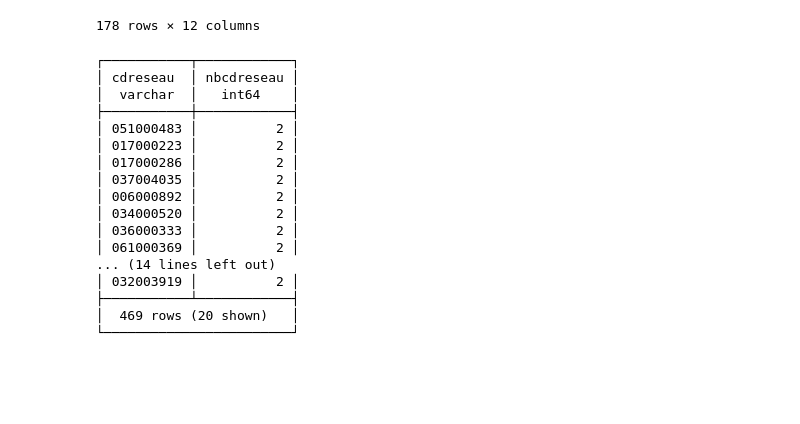
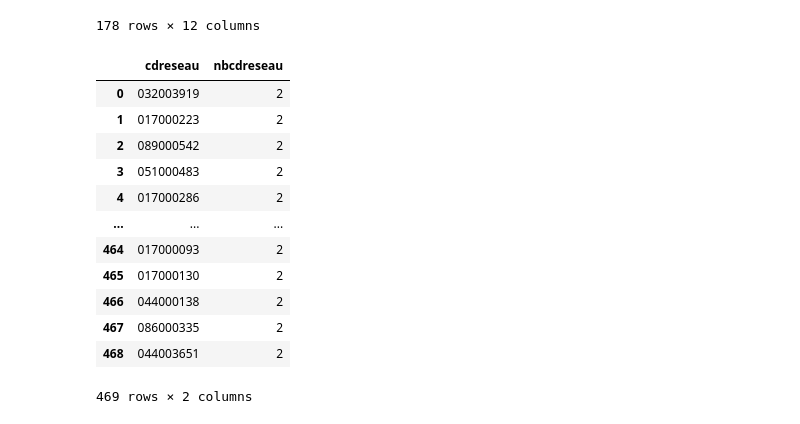
Before and after one commit to dataforgoodfr/13_pollution_eau, a Jupyter notebook: analytics/notebooks/résultat_nitrates_dbt_model.ipynb, the cells around one changed output. Saved outputs shown, nothing was run; the diff lists cells and outputs as text; code cells hidden in the pictures; blank space fills up the shorter version.

Commit message:
ajout .df() pour table verif

```diff
--- a/analytics/notebooks/résultat_nitrates_dbt_model.ipynb
+++ b/analytics/notebooks/résultat_nitrates_dbt_model.ipynb
@@ -212,25 +212,21 @@ con.sql('SELECT * FROM dernier_prel WHERE valtraduite IS NULL' ).df()
 178 rows × 12 columns
 # %%
 #vérification des nobmre de cdreseau >1 dans le résultat final
-verif_double_cdreseau = con.sql('select  cdreseau, COUNT(*) AS nbcdreseau FROM resultat_nitrite_dernier GROUP BY cdreseau HAVING nbcdreseau>1 ORDER BY nbcdreseau DESC')
+verif_double_cdreseau = con.sql('select  cdreseau, COUNT(*) AS nbcdreseau FROM resultat_nitrite_dernier GROUP BY cdreseau HAVING nbcdreseau>1 ORDER BY nbcdreseau DESC').df()
 verif_double_cdreseau
 # %% [output]
+|  | cdreseau | nbcdreseau |
+| 0 | 032003919 | 2 |
+| 1 | 017000223 | 2 |
+| 2 | 089000542 | 2 |
+| 3 | 051000483 | 2 |
+| 4 | 017000286 | 2 |
+| ... | ... | ... |
+| 464 | 017000093 | 2 |
+| 465 | 017000130 | 2 |
+| 466 | 044000138 | 2 |
+| 467 | 086000335 | 2 |
+| 468 | 044003651 | 2 |
-┌───────────┬────────────┐
-│ cdreseau  │ nbcdreseau │
-│  varchar  │   int64    │
-├───────────┼────────────┤
-│ 051000483 │          2 │
-│ 017000223 │          2 │
-│ 017000286 │          2 │
-│ 037004035 │          2 │
-│ 006000892 │          2 │
-│ 034000520 │          2 │
-│ 036000333 │          2 │
-│ 061000369 │          2 │
-... (14 lines left out)
-│ 032003919 │          2 │
-├───────────┴────────────┤
-│  469 rows (20 shown)   │
-└────────────────────────┘
+469 rows × 2 columns
 # %%
 #vérif pourquoi il y a des UDI en double
```
Also changed, not shown: parts of 4 cells of this notebook.
